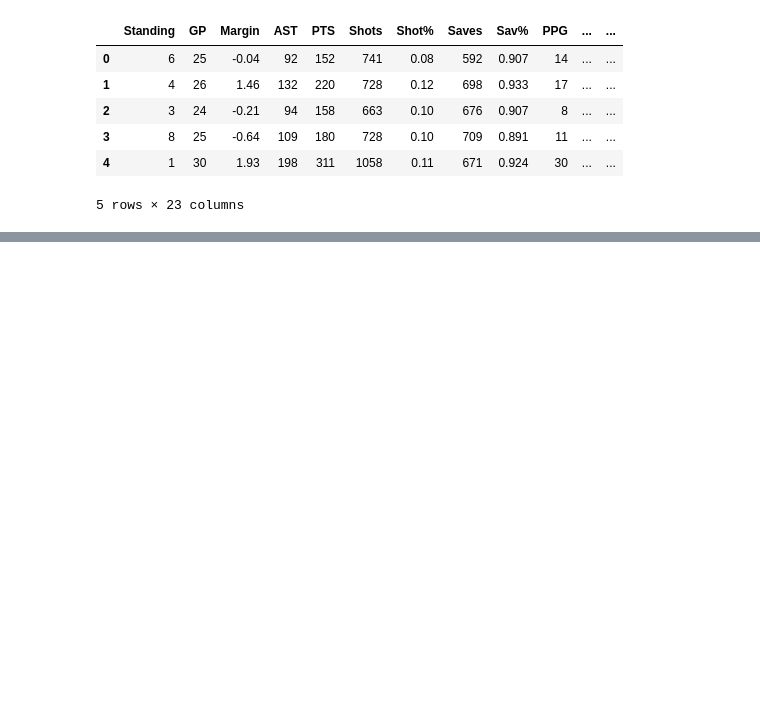
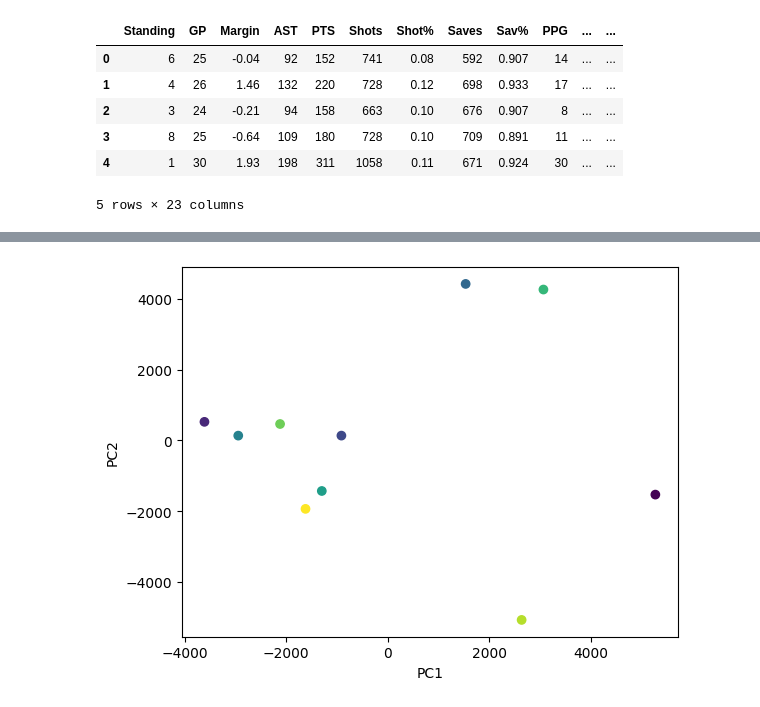
Before and after one commit to crgibbons/Data-Activities-for-Classes, a Jupyter notebook: nescac-dimensionality-curse-hockey-m/hockey-pca.ipynb, the cells around one changed output, grey strips where cells are left out. Drawn from its saved outputs; the diff is of its cells as text; code cells hidden in the pictures; blank space fills up the shorter version.

```diff
--- a/nescac-dimensionality-curse-hockey-m/hockey-pca.ipynb
+++ b/nescac-dimensionality-curse-hockey-m/hockey-pca.ipynb
@@ -38,3 +44,6 @@ df1.head()
 | 3 | 8 | 25 | -0.64 | 109 | 180 | 728 | 0.10 | 709 | 0.891 | 11 | ... | ... |
 | 4 | 1 | 30 | 1.93 | 198 | 311 | 1058 | 0.11 | 671 | 0.924 | 30 | ... | ... |
 5 rows × 23 columns
+# %%
+features = [df1.columns[i] for i in range(1, len(df1.columns))]
+features
@@ -109,0 +137,5 @@ Pen Min          9.104444   368.044444    900.900000
+# %%
+pca = PCA(n_components=3)
+scores = pca.fit_transform(df1[features])
+
+pca.explained_variance_ratio_
@@ -109,0 +170,9 @@ Pen Min          9.104444   368.044444    900.900000
+# %%
+df1['champion'] = (df1['Standing'] == 1)
+# %%
+plt.scatter(scores[:,0], scores[:,1], c=df1['Standing'], cmap='viridis')
+plt.xlabel("PC1")
+plt.ylabel("PC2")
+plt.show()
+# %% [output]
+[figure, added]
```
Also changed, not shown: parts of 11 cells of this notebook, 8 other files.
